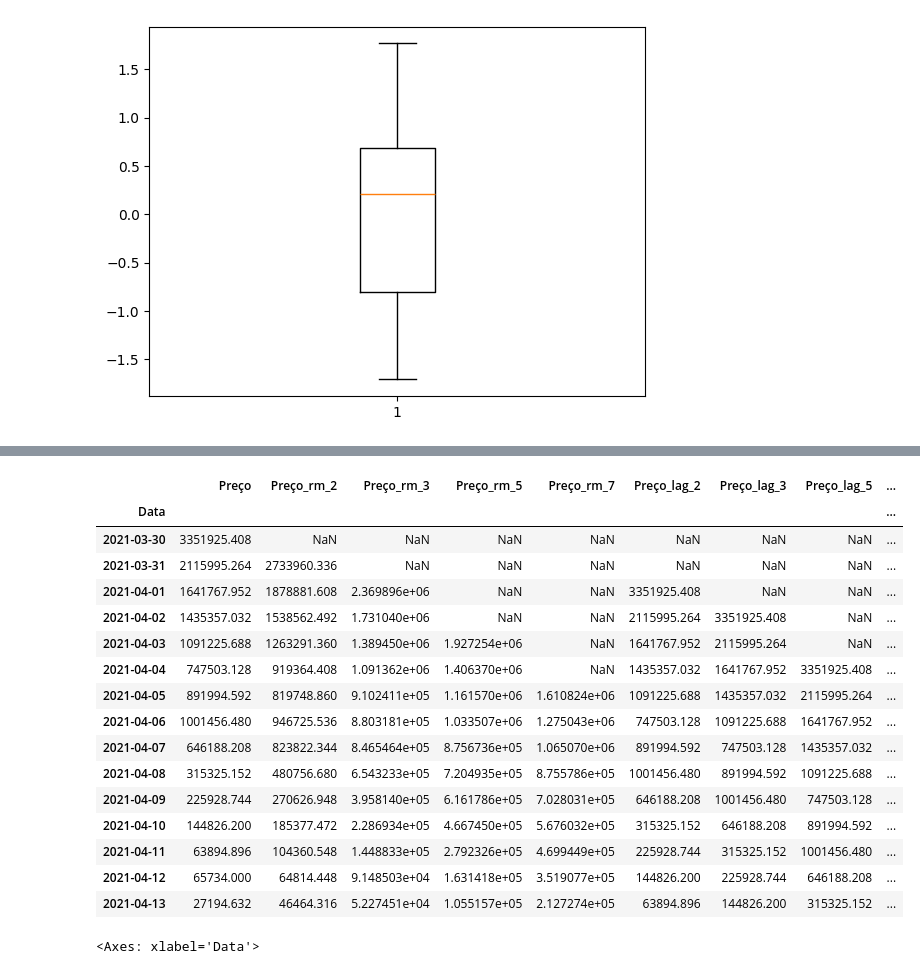
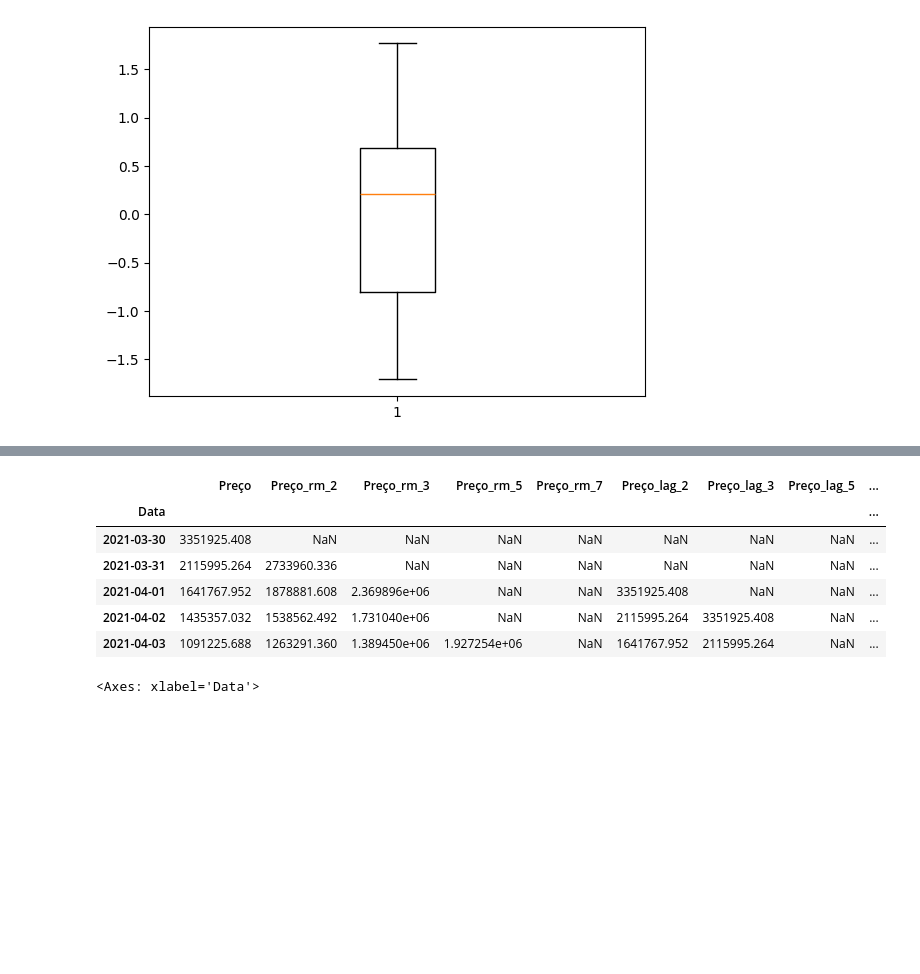
Before and after one commit to ederray/projetos_dnc, a Jupyter notebook: desafio1_modelo_previsao/notebooks/eda.ipynb, the cells around one changed output, grey strips where cells are left out. Drawn from its saved outputs; the diff is of its cells as text; code cells hidden in the pictures; blank space fills up the shorter version.

```diff
--- a/desafio1_modelo_previsao/notebooks/eda.ipynb
+++ b/desafio1_modelo_previsao/notebooks/eda.ipynb
@@ -228,7 +237,3 @@ clientes_sem_cadastro
 80228 rows × 12 columns
 # %% [markdown]
 ## Verificar o percentual dos clientes sem cadastro representam do volume total de vendas.
-# %%
-# juncao das tabelas
-tbl_vendas = tbl_vendas.merge(tbl_clientes, on='cliente_Log', how='inner')
-tbl_vendas
@@ -501,6 +365,7 @@ tbl_previsao[['Preço']].apply(np.log).plot.box();
 # %%
 # inserção das coluneas de média móvel na tabela
-media_movel(tbl_previsao, coluna='Preço', p=[2,3,5,7])
+tbl_previsao = media_movel(tbl_previsao, coluna='Preço', p=[2,3,5,7])
+tbl_previsao.head()
 # %% [output]
 |  | Preço | Preço_rm_2 | Preço_rm_3 | Preço_rm_5 | Preço_rm_7 |
 | Data |  |  |  |  |  |
@@ -522,24 +377,15 @@ media_movel(tbl_previsao, coluna='Preço', p=[2,3,5,7])
 # %%
 # inserção das colunas de lags no dataset
-lag_data(tbl_previsao, coluna='Preço', lag=[2,3,5,7])
+tbl_previsao = lag_data(tbl_previsao, coluna='Preço', lag=[2,3,5,7])
+tbl_previsao.head()
 # %% [output]
 |  | Preço | Preço_rm_2 | Preço_rm_3 | Preço_rm_5 | Preço_rm_7 | Preço_lag_2 | Preço_lag_3 | Preço_lag_5 | ... |
 | Data |  |  |  |  |  |  |  |  | ... |
 | 2021-03-30 | 3351925.408 | NaN | NaN | NaN | NaN | NaN | NaN | NaN | ... |
 | 2021-03-31 | 2115995.264 | 2733960.336 | NaN | NaN | NaN | NaN | NaN | NaN | ... |
 | 2021-04-01 | 1641767.952 | 1878881.608 | 2.369896e+06 | NaN | NaN | 3351925.408 | NaN | NaN | ... |
 | 2021-04-02 | 1435357.032 | 1538562.492 | 1.731040e+06 | NaN | NaN | 2115995.264 | 3351925.408 | NaN | ... |
 | 2021-04-03 | 1091225.688 | 1263291.360 | 1.389450e+06 | 1.927254e+06 | NaN | 1641767.952 | 2115995.264 | NaN | ... |
-| 2021-04-04 | 747503.128 | 919364.408 | 1.091362e+06 | 1.406370e+06 | NaN | 1435357.032 | 1641767.952 | 3351925.408 | ... |
-| 2021-04-05 | 891994.592 | 819748.860 | 9.102411e+05 | 1.161570e+06 | 1.610824e+06 | 1091225.688 | 1435357.032 | 2115995.264 | ... |
-| 2021-04-06 | 1001456.480 | 946725.536 | 8.803181e+05 | 1.033507e+06 | 1.275043e+06 | 747503.128 | 1091225.688 | 1641767.952 | ... |
-| 2021-04-07 | 646188.208 | 823822.344 | 8.465464e+05 | 8.756736e+05 | 1.065070e+06 | 891994.592 | 747503.128 | 1435357.032 | ... |
-| 2021-04-08 | 315325.152 | 480756.680 | 6.543233e+05 | 7.204935e+05 | 8.755786e+05 | 1001456.480 | 891994.592 | 1091225.688 | ... |
-| 2021-04-09 | 225928.744 | 270626.948 | 3.958140e+05 | 6.161786e+05 | 7.028031e+05 | 646188.208 | 1001456.480 | 747503.128 | ... |
-| 2021-04-10 | 144826.200 | 185377.472 | 2.286934e+05 | 4.667450e+05 | 5.676032e+05 | 315325.152 | 646188.208 | 891994.592 | ... |
-| 2021-04-11 | 63894.896 | 104360.548 | 1.448833e+05 | 2.792326e+05 | 4.699449e+05 | 225928.744 | 315325.152 | 1001456.480 | ... |
-| 2021-04-12 | 65734.000 | 64814.448 | 9.148503e+04 | 1.631418e+05 | 3.519077e+05 | 144826.200 | 225928.744 | 646188.208 | ... |
-| 2021-04-13 | 27194.632 | 46464.316 | 5.227451e+04 | 1.055157e+05 | 2.127274e+05 | 63894.896 | 144826.200 | 315325.152 | ... |
 # %%
 tbl_previsao.plot()
 # %% [output]
```
Also changed, not shown: parts of 23 cells of this notebook, 4 other files.
